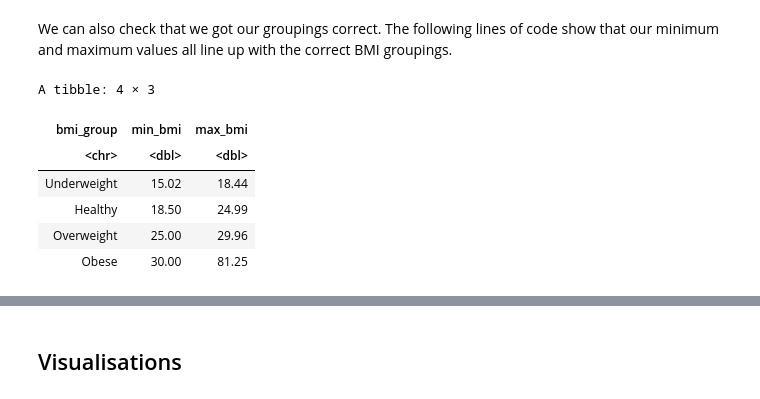
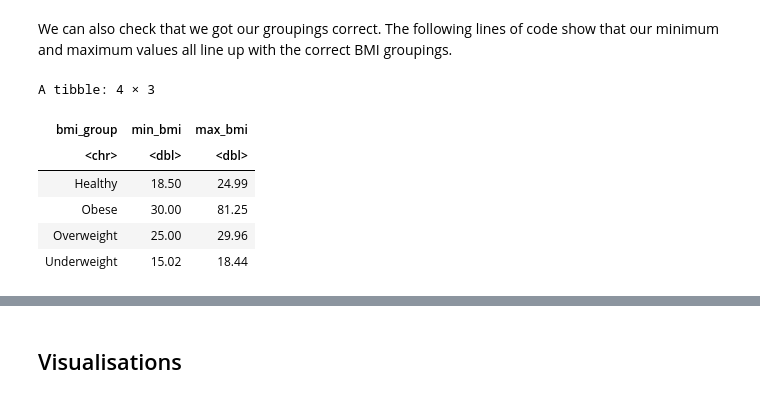
Before and after one commit to CicelyKrystyna/MD4002_RWorkshop, a Jupyter notebook: MD4002_RWorkshop.ipynb, the cells around one changed output, grey strips where cells are left out. Drawn from its saved outputs; the diff is of its cells as text; code cells hidden in the pictures.

```diff
--- a/MD4002_RWorkshop.ipynb
+++ b/MD4002_RWorkshop.ipynb
@@ -413,16 +472,16 @@ table(sleep_40$bmi_group)
 # %% [markdown]
 We can also check that we got our groupings correct. The following lines of code show that our minimum and maximum values all line up with the correct BMI groupings.
 # %%
+# calculate the minimum and maximum bmi in each group and tabulate
 sleep_40 %>%
-group_by(bmi_group) %>%
-summarise(min_bmi = min(bmi), # calculate the minimum and maximum bmi in each group
-          max_bmi = max(bmi)) %>%
-            arrange(min_bmi) # arrange in ascending min_bmi order (default alphabetical)
+  group_by(bmi_group) %>%
+  summarise(min_bmi = min(bmi),
+            max_bmi = max(bmi))
 # %% [output]
 A tibble: 4 × 3
 | bmi_group | min_bmi | max_bmi |
 | <chr> | <dbl> | <dbl> |
+| Healthy | 18.50 | 24.99 |
+| Obese | 30.00 | 81.25 |
+| Overweight | 25.00 | 29.96 |
 | Underweight | 15.02 | 18.44 |
-| Healthy | 18.50 | 24.99 |
-| Overweight | 25.00 | 29.96 |
-| Obese | 30.00 | 81.25 |
```
Also changed, not shown: parts of 43 cells of this notebook.
